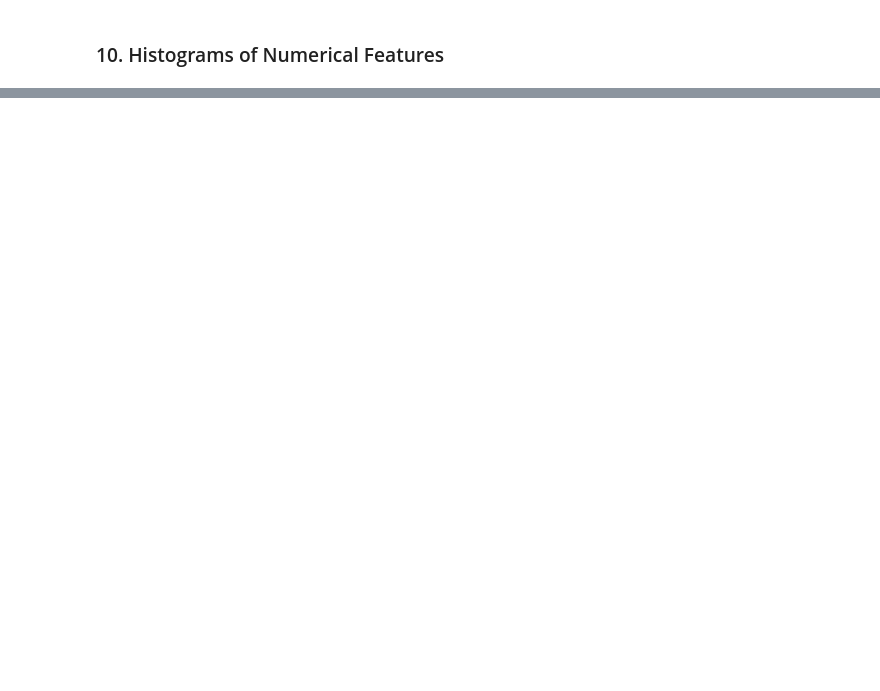
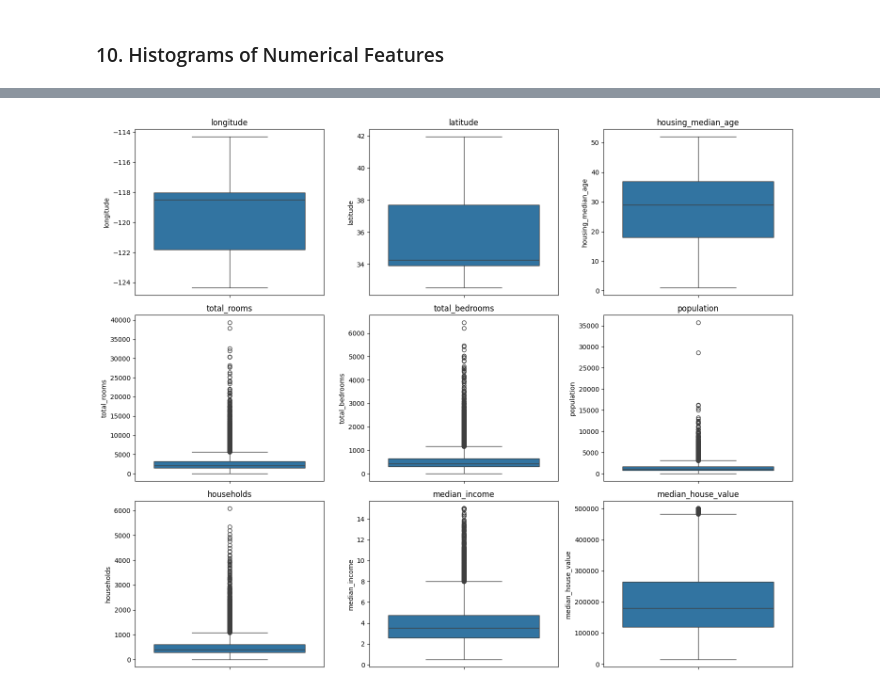
Before and after one commit to Ayda-Karimzadeh/house-price-prediction-linear-regression, a Jupyter notebook: notebooks/02_data_understanding.ipynb, the cells around one changed output, grey strips where cells are left out. Drawn from its saved outputs; the diff is of its cells as text; code cells hidden in the pictures; blank space fills up the shorter version.

```diff
--- a/notebooks/02_data_understanding.ipynb
+++ b/notebooks/02_data_understanding.ipynb
@@ -190,0 +268,21 @@ array([[<Axes: title={'center': 'longitude'}>,
+# %%
+numerical_features = df.select_dtypes(include=[np.number]).columns.tolist()
+
+n_cols = 3
+n_rows = int(np.ceil(len(numerical_features) / n_cols))
+
+fig, axes = plt.subplots(n_rows, n_cols, figsize=(15, 4 * n_rows))
+axes = axes.flatten()
+
+for i, col in enumerate(numerical_features):
+    sns.boxplot(data=df, y=col, ax=axes[i])
+    axes[i].set_title(col)
+
+# Hide any unused subplots
+for j in range(i + 1, len(axes)):
+    axes[j].set_visible(False)
+
+plt.tight_layout()
+plt.show()
+# %% [output]
+[figure, added]
```
Also changed, not shown: parts of 49 cells of this notebook.
